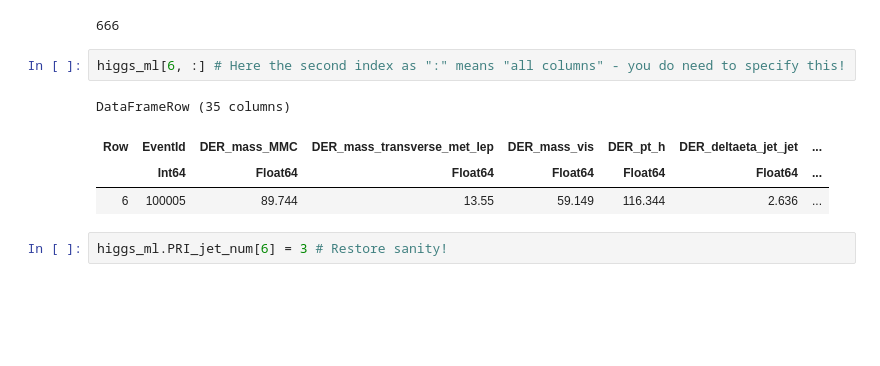
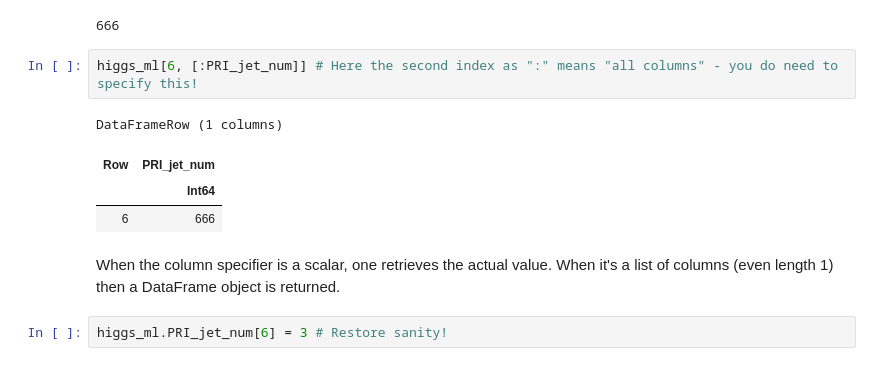
Before and after one commit to JuliaHEP/JuliaHEP-2023, a Jupyter notebook: julia-intro/docs/julia-intro-dataframes.ipynb, the cells around one changed output. Saved outputs shown, nothing was run; the diff lists cells and outputs as text; blank space fills up the shorter version.

Commit message:
Some minor tweaks to the DataFrames
Also rename "chapter 2" to "Additional Topics"

```diff
--- a/julia-intro/docs/julia-intro-dataframes.ipynb
+++ b/julia-intro/docs/julia-intro-dataframes.ipynb
@@ -158,12 +158,14 @@ higgs_ml[6, :PRI_jet_num] = 666 # Completely bonkers!
 # %% [output]
 666
 # %%
-higgs_ml[6, :] # Here the second index as ":" means "all columns" - you do need to specify this!
+higgs_ml[6, [:PRI_jet_num]] # Here the second index as ":" means "all columns" - you do need to specify this!
 # %% [output]
-DataFrameRow (35 columns)
+DataFrameRow (1 columns)
-| Row | EventId | DER_mass_MMC | DER_mass_transverse_met_lep | DER_mass_vis | DER_pt_h | DER_deltaeta_jet_jet | ... |
-|  | Int64 | Float64 | Float64 | Float64 | Float64 | Float64 | ... |
-| 6 | 100005 | 89.744 | 13.55 | 59.149 | 116.344 | 2.636 | ... |
+| Row | PRI_jet_num |
+|  | Int64 |
+| 6 | 666 |
+# %% [markdown]
+When the column specifier is a scalar, one retrieves the actual value. When it's a list of columns (even length 1) then a DataFrame object is returned.
 # %%
 higgs_ml.PRI_jet_num[6] = 3 # Restore sanity!
 # %% [output]
```
Also changed, not shown: parts of 8 cells of this notebook, 1 other file.
